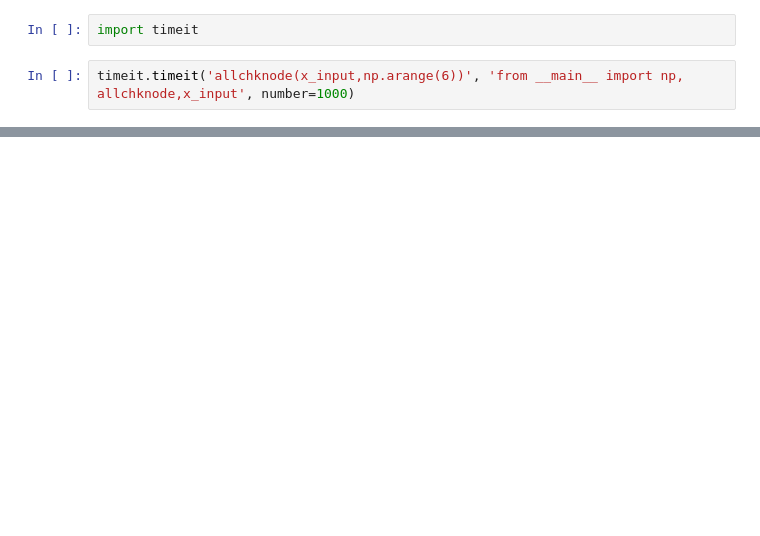
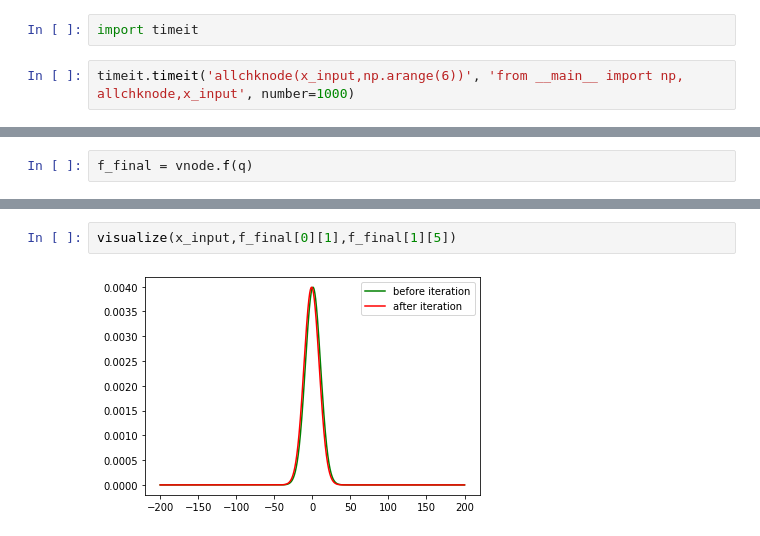
Before and after one commit to abhishek-jana/LDLC, a Jupyter notebook: decoderV4.ipynb, the cells around one changed output, grey strips where cells are left out. Drawn from its saved outputs; the diff is of its cells as text; blank space fills up the shorter version.

```diff
--- a/decoderV4.ipynb
+++ b/decoderV4.ipynb
@@ -357,0 +400,2 @@ IndexError: shape mismatch: indexing arrays could not be broadcast together with
+# %%
+f_final = vnode.f(q)
@@ -357,0 +412,4 @@ IndexError: shape mismatch: indexing arrays could not be broadcast together with
+# %%
+visualize(x_input,f_final[0][1],f_final[1][5])
+# %% [output]
+[figure, added]
```
Also changed, not shown: parts of 20 cells of this notebook.
